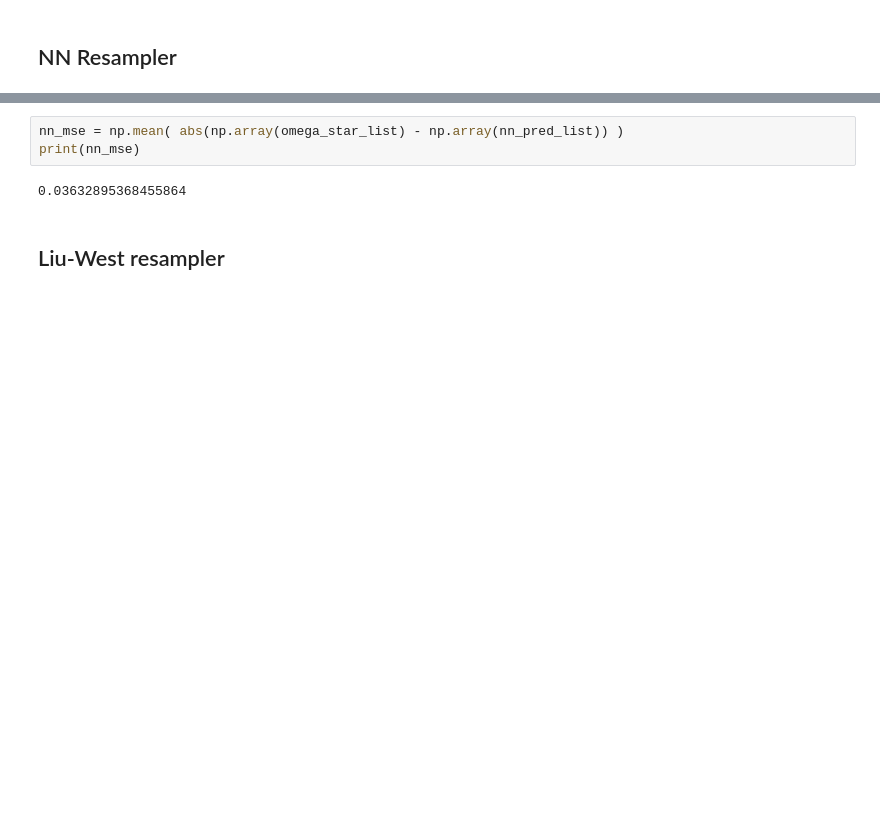
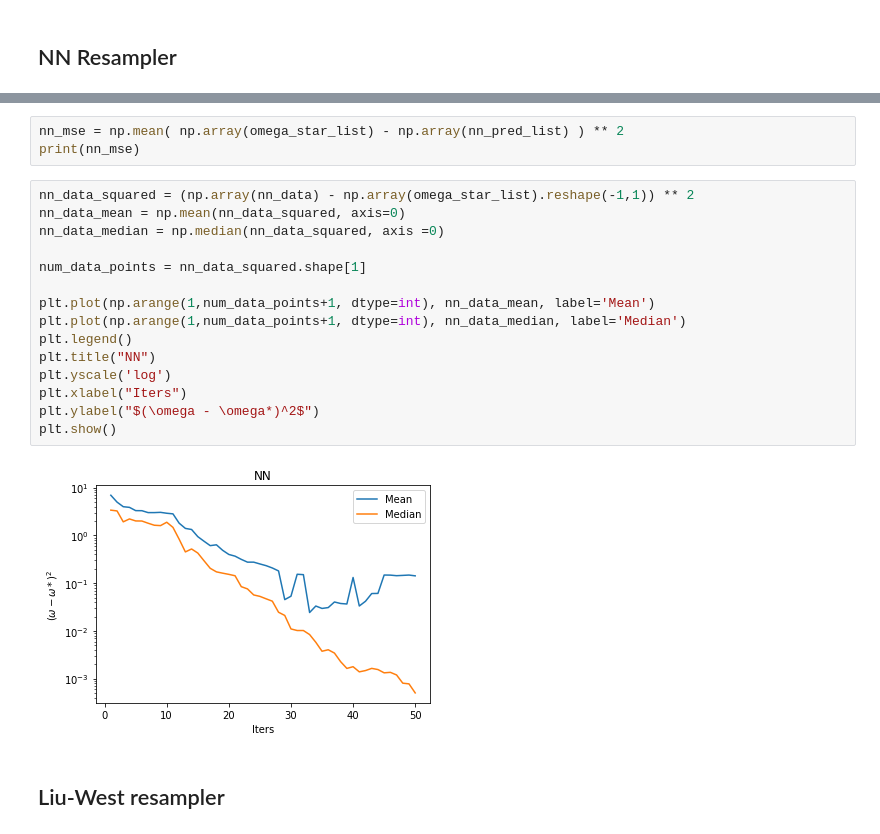
Before and after one commit to ajrheng/smc-nn-resampler, a Jupyter notebook: run-bayesian-phase-est.ipynb, the cells around one changed output, grey strips where cells are left out. Cells and saved outputs as stored; diff of their text form; blank space fills up the shorter version.

```diff
--- a/run-bayesian-phase-est.ipynb
+++ b/run-bayesian-phase-est.ipynb
@@ -133,8 +162,23 @@ True omega: 3.219667, prediction by NN: 3.219665, num of resample calls: 16
 # %%
-nn_mse = np.mean( abs(np.array(omega_star_list) - np.array(nn_pred_list)) )
+nn_mse = np.mean( np.array(omega_star_list) - np.array(nn_pred_list) ) ** 2
 print(nn_mse)
-# %% [output]
-0.03632895368455864
+# %%
+nn_data_squared = (np.array(nn_data) - np.array(omega_star_list).reshape(-1,1)) ** 2
+nn_data_mean = np.mean(nn_data_squared, axis=0)
+nn_data_median = np.median(nn_data_squared, axis =0)
+
+num_data_points = nn_data_squared.shape[1]
+
+plt.plot(np.arange(1,num_data_points+1, dtype=int), nn_data_mean, label='Mean')
+plt.plot(np.arange(1,num_data_points+1, dtype=int), nn_data_median, label='Median')
+plt.legend()
+plt.title("NN")
+plt.yscale('log')
+plt.xlabel("Iters")
+plt.ylabel("$(\omega - \omega*)^2$")
+plt.show()
+# %% [output]
+[figure, added]
 # %% [markdown]
 ## Liu-West resampler
 # %%
```
Also changed, not shown: parts of 7 cells of this notebook, 3 other files.
